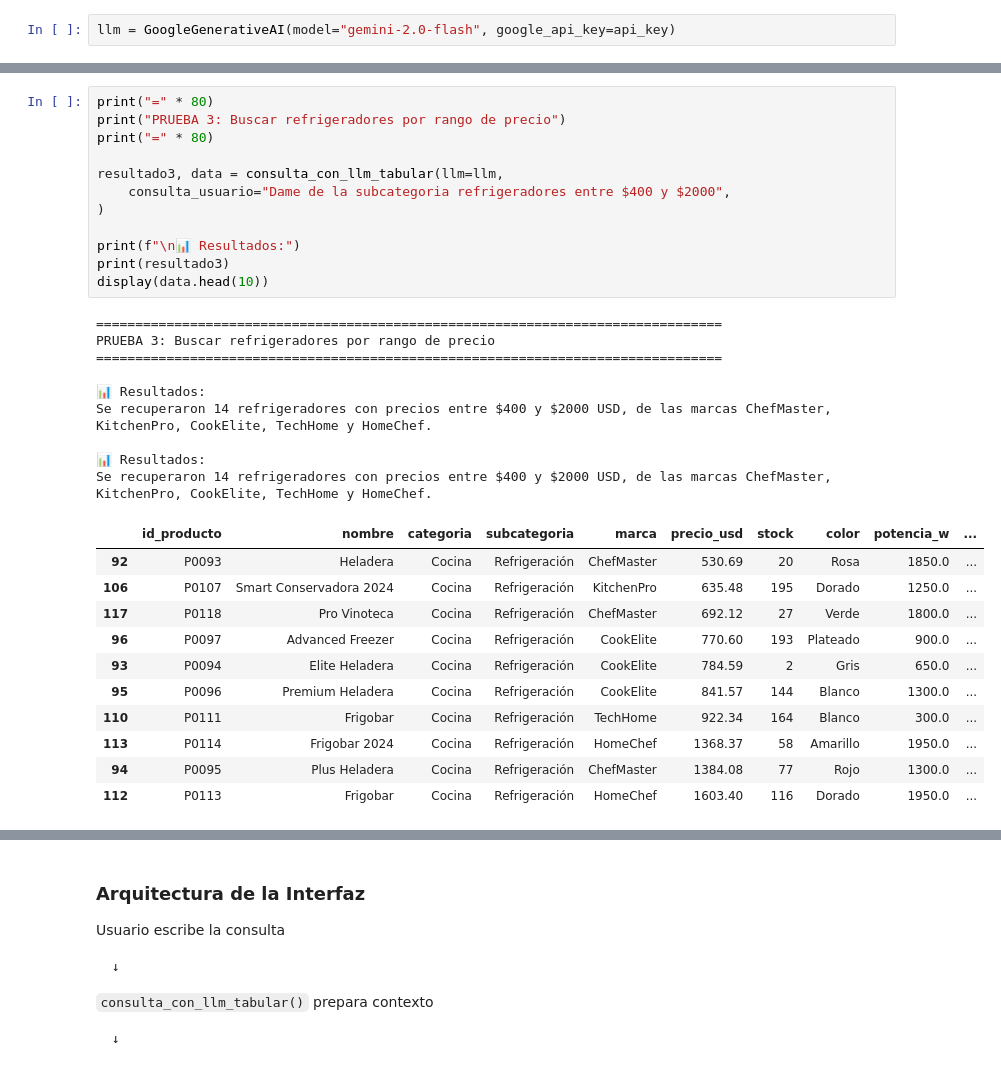
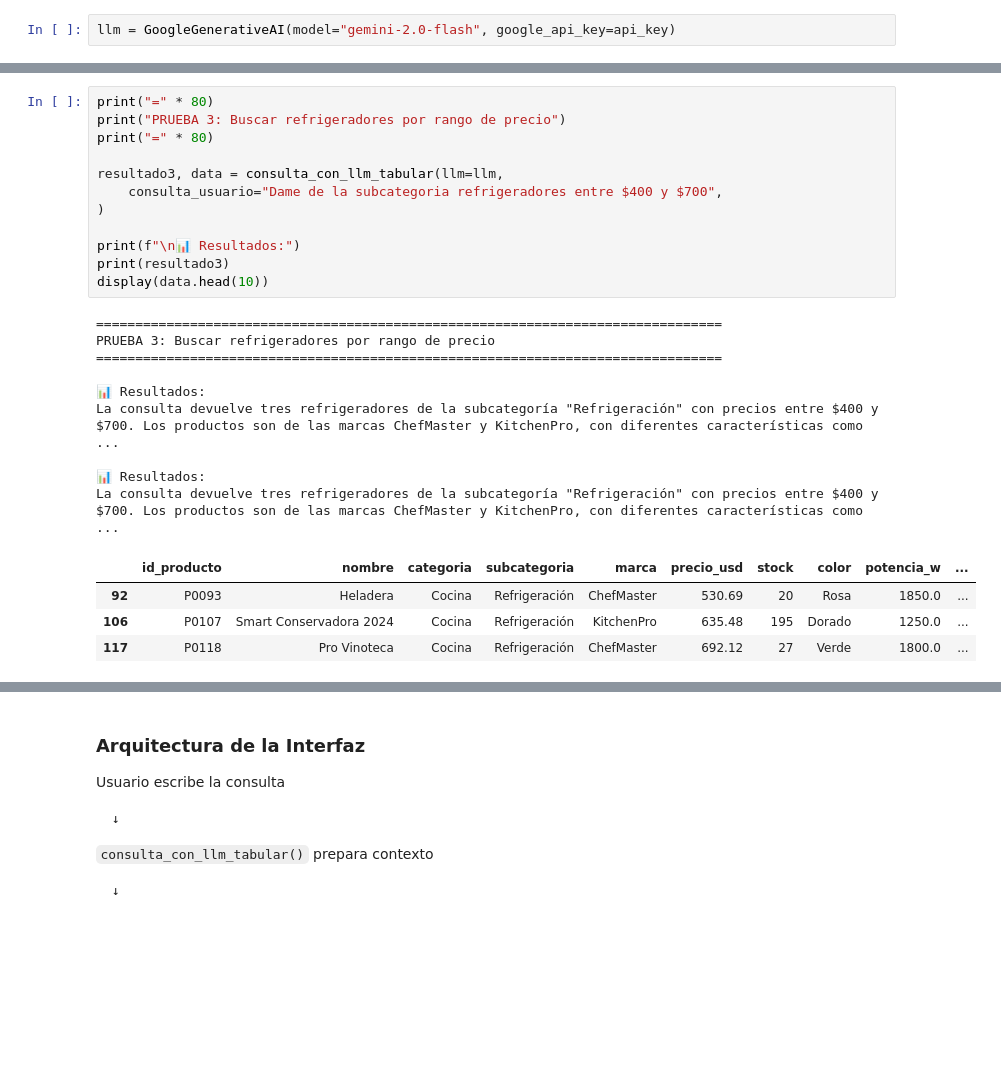
Before and after one commit to valenrosito/nlp-rag-agent-electrodomesticos, a Jupyter notebook: 1.rag_flow.ipynb, the cells around one changed output, grey strips where cells are left out. Saved outputs shown, nothing was run; the diff lists cells and outputs as text; blank space fills up the shorter version.

```diff
--- a/1.rag_flow.ipynb
+++ b/1.rag_flow.ipynb
@@ -1013,36 +1027,29 @@ Se muestran 300 productos electrodomésticos con stock disponible, incluyendo ba
 # %%
 print("=" * 80)
 print("PRUEBA 3: Buscar refrigeradores por rango de precio")
 print("=" * 80)
 
 resultado3, data = consulta_con_llm_tabular(llm=llm,
-    consulta_usuario="Dame de la subcategoria refrigeradores entre $400 y $2000",
+    consulta_usuario="Dame de la subcategoria refrigeradores entre $400 y $700",
 )
 
 print(f"\n📊 Resultados:")
 print(resultado3)
 display(data.head(10))
 # %% [output]
 ================================================================================
 PRUEBA 3: Buscar refrigeradores por rango de precio
 ================================================================================
 
 📊 Resultados:
-Se recuperaron 14 refrigeradores con precios entre $400 y $2000 USD, de las marcas ChefMaster, KitchenPro, CookElite, TechHome y HomeChef.
+La consulta devuelve tres refrigeradores de la subcategoría "Refrigeración" con precios entre $400 y $700. Los productos son de las marcas ChefMaster y KitchenPro, con diferentes características como  ...
 
 📊 Resultados:
-Se recuperaron 14 refrigeradores con precios entre $400 y $2000 USD, de las marcas ChefMaster, KitchenPro, CookElite, TechHome y HomeChef.
+La consulta devuelve tres refrigeradores de la subcategoría "Refrigeración" con precios entre $400 y $700. Los productos son de las marcas ChefMaster y KitchenPro, con diferentes características como  ...
 |  | id_producto | nombre | categoria | subcategoria | marca | precio_usd | stock | color | potencia_w | ... |
 | 92 | P0093 | Heladera | Cocina | Refrigeración | ChefMaster | 530.69 | 20 | Rosa | 1850.0 | ... |
 | 106 | P0107 | Smart Conservadora 2024 | Cocina | Refrigeración | KitchenPro | 635.48 | 195 | Dorado | 1250.0 | ... |
 | 117 | P0118 | Pro Vinoteca | Cocina | Refrigeración | ChefMaster | 692.12 | 27 | Verde | 1800.0 | ... |
-| 96 | P0097 | Advanced Freezer | Cocina | Refrigeración | CookElite | 770.60 | 193 | Plateado | 900.0 | ... |
-| 93 | P0094 | Elite Heladera | Cocina | Refrigeración | CookElite | 784.59 | 2 | Gris | 650.0 | ... |
-| 95 | P0096 | Premium Heladera | Cocina | Refrigeración | CookElite | 841.57 | 144 | Blanco | 1300.0 | ... |
-| 110 | P0111 | Frigobar | Cocina | Refrigeración | TechHome | 922.34 | 164 | Blanco | 300.0 | ... |
-| 113 | P0114 | Frigobar 2024 | Cocina | Refrigeración | HomeChef | 1368.37 | 58 | Amarillo | 1950.0 | ... |
-| 94 | P0095 | Plus Heladera | Cocina | Refrigeración | ChefMaster | 1384.08 | 77 | Rojo | 1300.0 | ... |
-| 112 | P0113 | Frigobar | Cocina | Refrigeración | HomeChef | 1603.40 | 116 | Dorado | 1950.0 | ... |
 # %%
 print("=" * 80)
 print("PRUEBA 4: Productos de marca KitchenPro")
```
Also changed, not shown: parts of 33 cells of this notebook, 2 other files.
